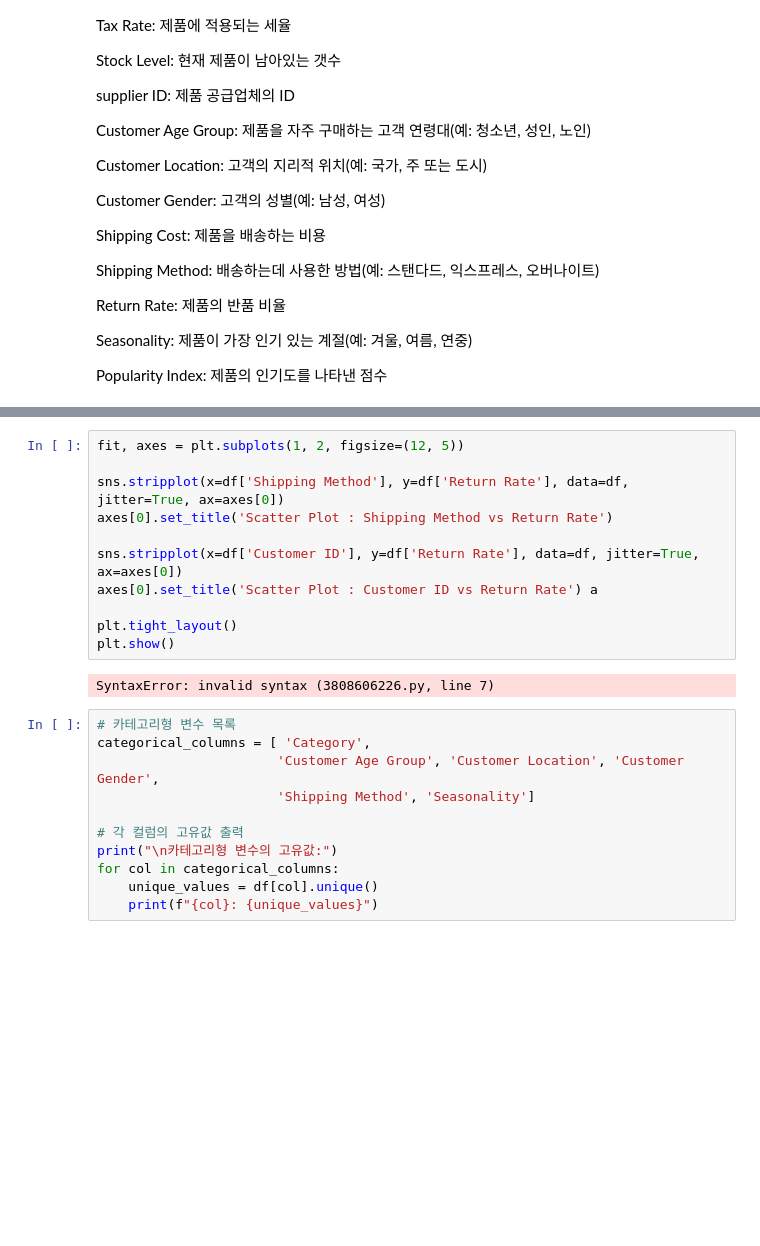
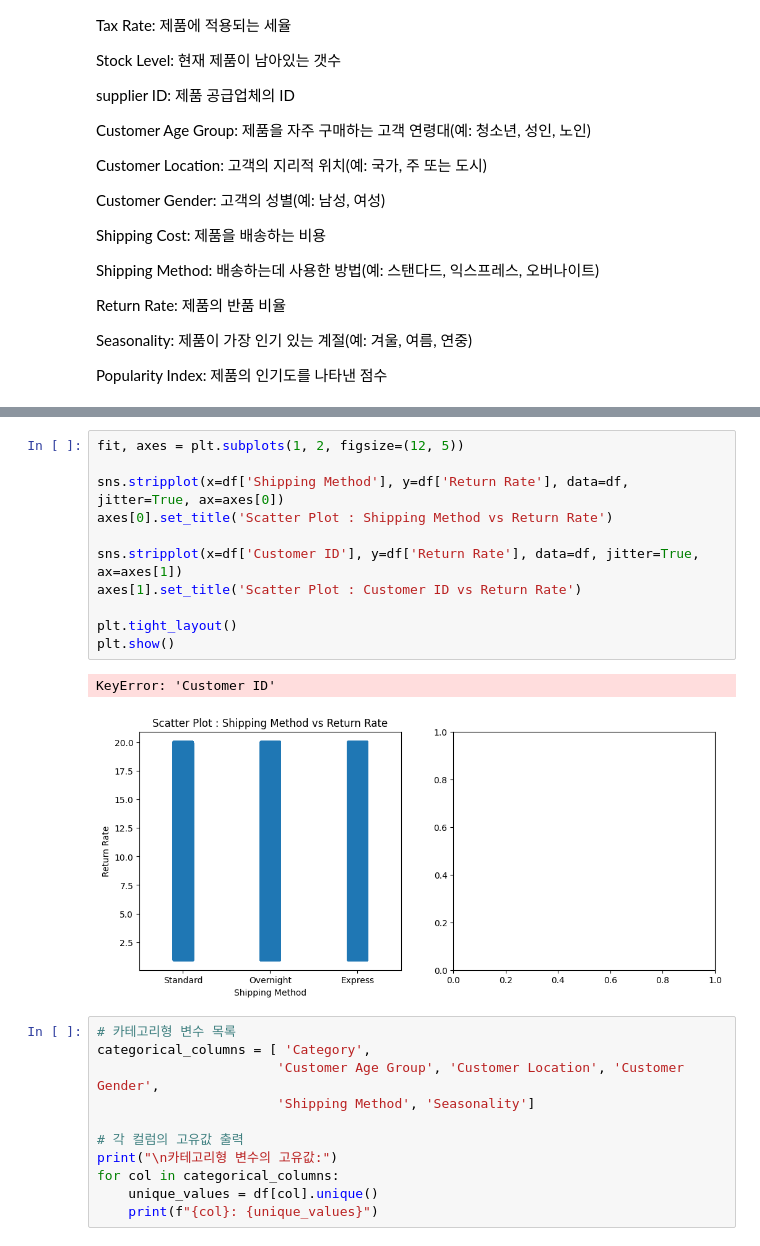
Before and after one commit to halley1116/2025_DA_study, a Jupyter notebook: team2/2주차/2nd.ipynb, the cells around one changed output, grey strips where cells are left out. Saved outputs shown, nothing was run; the diff lists cells and outputs as text; blank space fills up the shorter version.

```diff
--- a/team2/2주차/2nd.ipynb
+++ b/team2/2주차/2nd.ipynb
@@ -129,16 +129,17 @@ plt.show()
 # %%
 fit, axes = plt.subplots(1, 2, figsize=(12, 5))
 
 sns.stripplot(x=df['Shipping Method'], y=df['Return Rate'], data=df, jitter=True, ax=axes[0])
 axes[0].set_title('Scatter Plot : Shipping Method vs Return Rate')
 
-sns.stripplot(x=df['Customer ID'], y=df['Return Rate'], data=df, jitter=True, ax=axes[0])
-axes[0].set_title('Scatter Plot : Customer ID vs Return Rate') a
+sns.stripplot(x=df['Customer ID'], y=df['Return Rate'], data=df, jitter=True, ax=axes[1])
+axes[1].set_title('Scatter Plot : Customer ID vs Return Rate')
 
 plt.tight_layout()
 plt.show()
 # %% [output]
-SyntaxError: invalid syntax (3808606226.py, line 7)
+KeyError: 'Customer ID'
+[figure, added]
 # %%
 # 카테고리형 변수 목록
 categorical_columns = [ 'Category',
```
Also changed, not shown: parts of 1 cell of this notebook.
